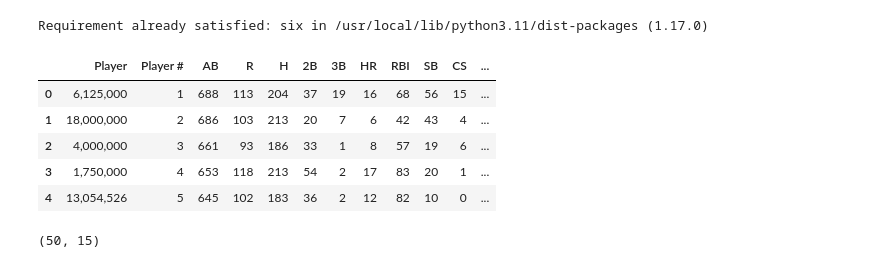
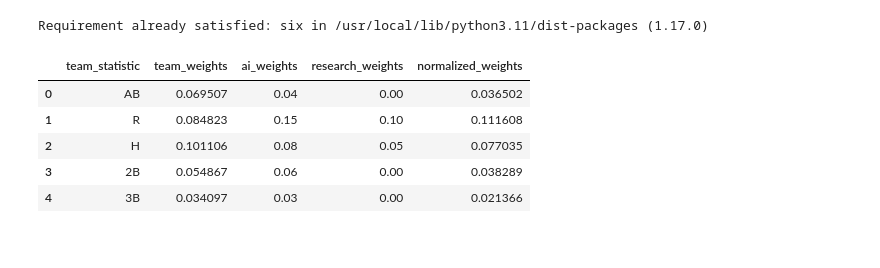
Before and after one commit to tracyhua2/SYS3034-BaseballCase, a Jupyter notebook: Code/BaseballDraft_DecisionTree.ipynb, the cells around one changed output. Drawn from its saved outputs; the diff is of its cells as text; code cells hidden in the pictures.

```diff
--- a/Code/BaseballDraft_DecisionTree.ipynb
+++ b/Code/BaseballDraft_DecisionTree.ipynb
@@ -15,17 +15,21 @@ from IPython.display import Image
 import pydotplus
 
 player_url = "https://raw.githubusercontent.com/tracyhua2/SYS3034-BaseballCase/refs/heads/main/Data/player_data.csv"
-player = pd.read_csv(player_url)
+player_data = pd.read_csv(player_url)
 
-player.head()
+weights_url = "https://raw.githubusercontent.com/tracyhua2/SYS3034-BaseballCase/refs/heads/main/Data/metrics_weights.csv"
+weights_data = pd.read_csv(weights_url)
+
+team_url = "https://raw.githubusercontent.com/tracyhua2/SYS3034-BaseballCase/refs/heads/main/Data/team_performance.csv"
+team_data = pd.read_csv(team_url)
-# %% [output]
-|  | Player | Player # | AB | R | H | 2B | 3B | HR | RBI | SB | CS | ... |
-| 0 | 6,125,000 | 1 | 688 | 113 | 204 | 37 | 19 | 16 | 68 | 56 | 15 | ... |
-| 1 | 18,000,000 | 2 | 686 | 103 | 213 | 20 | 7 | 6 | 42 | 43 | 4 | ... |
-| 2 | 4,000,000 | 3 | 661 | 93 | 186 | 33 | 1 | 8 | 57 | 19 | 6 | ... |
-| 3 | 1,750,000 | 4 | 653 | 118 | 213 | 54 | 2 | 17 | 83 | 20 | 1 | ... |
-| 4 | 13,054,526 | 5 | 645 | 102 | 183 | 36 | 2 | 12 | 82 | 10 | 0 | ... |
-# %%
-player.shape
-# %% [output]
-(50, 15)
+# %%
+# Drop NAs in weights_data
+weights_data = weights_data.dropna()
+weights_data.head()
+# %% [output]
+|  | team_statistic | team_weights | ai_weights | research_weights | normalized_weights |
+| 0 | AB | 0.069507 | 0.04 | 0.00 | 0.036502 |
+| 1 | R | 0.084823 | 0.15 | 0.10 | 0.111608 |
+| 2 | H | 0.101106 | 0.08 | 0.05 | 0.077035 |
+| 3 | 2B | 0.054867 | 0.06 | 0.00 | 0.038289 |
+| 4 | 3B | 0.034097 | 0.03 | 0.00 | 0.021366 |
```
Also changed, not shown: parts of 8 cells of this notebook.
